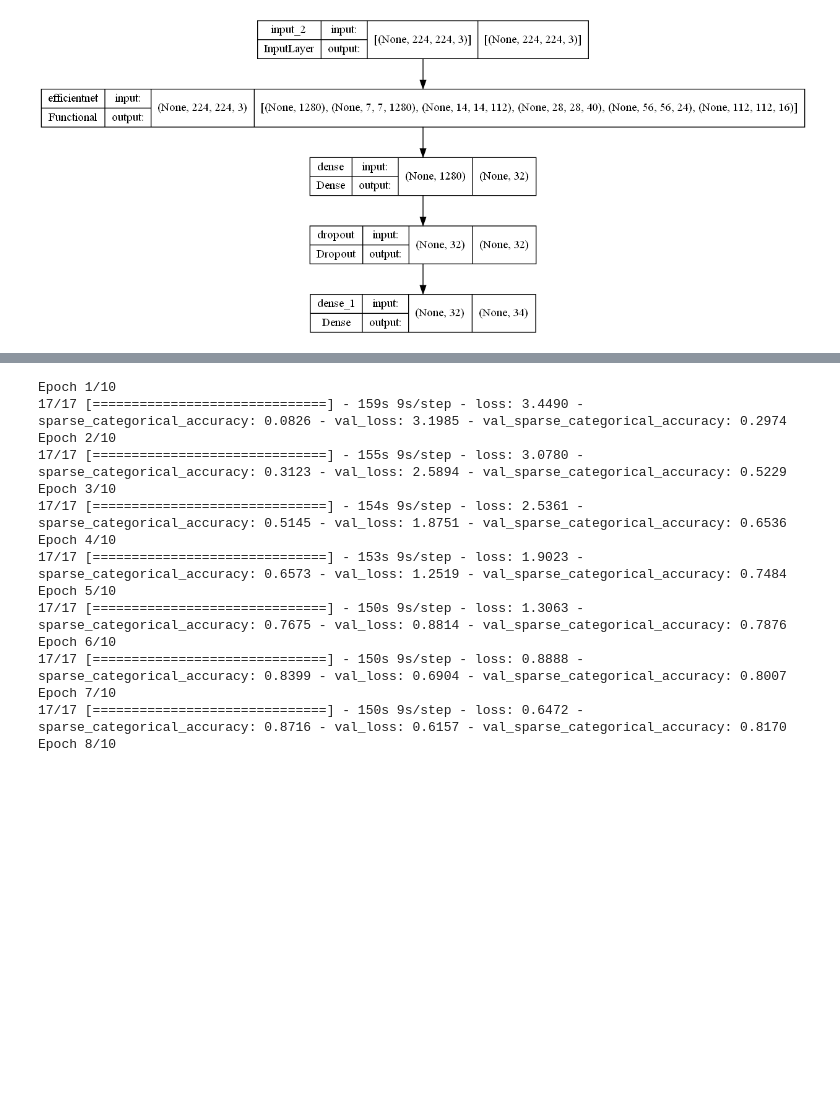
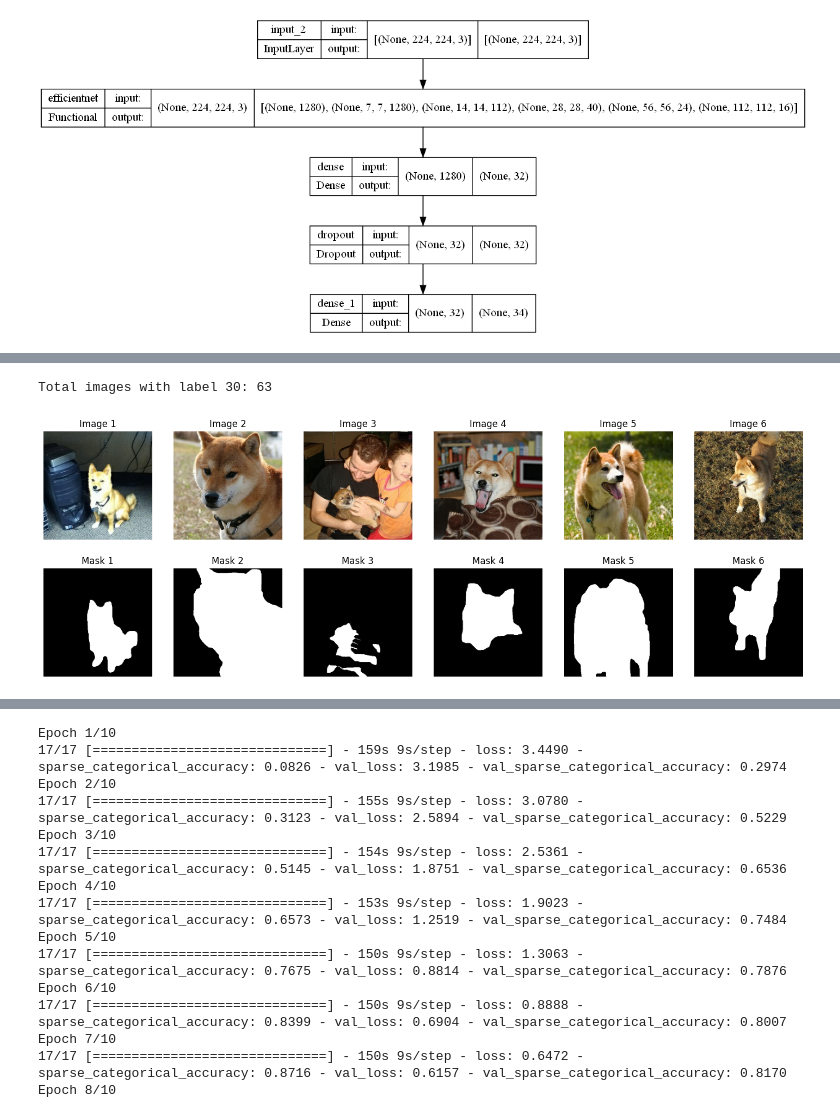
Before and after one commit to ancabenca/ds2-hw, a Jupyter notebook: Assigment2/DS_2_2024_HW2_template_cisty.ipynb, the cells around one changed output, grey strips where cells are left out. Drawn from its saved outputs; the diff is of its cells as text; code cells hidden in the pictures; blank space fills up the shorter version.

```diff
--- a/Assigment2/DS_2_2024_HW2_template_cisty.ipynb
+++ b/Assigment2/DS_2_2024_HW2_template_cisty.ipynb
@@ -166,0 +198,25 @@ model.compile(optimizer=tf.keras.optimizers.Adam(),
+# %%
+breed = 30
+num_images = 6
+
+total_images = train_plt.filter(lambda image, label, mask: label == breed).reduce(0, lambda x, _: x + 1)
+filtered_dataset = train_plt.filter(lambda image, label, mask: label == breed).take(num_images)
+
+# Create subplots for each image
+fig, axs = plt.subplots(2, num_images, figsize=(3*num_images, num_images))
+
+for i, (image, label, mask) in enumerate(filtered_dataset):
+    axs[0, i].imshow(image.numpy())
+    axs[0, i].axis('off')
+    axs[0, i].set_title(f"Image {i+1}")
+
+    axs[1, i].imshow(mask.numpy(), cmap='gray')  # Assuming mask is grayscale
+    axs[1, i].axis('off')
+    axs[1, i].set_title(f"Mask {i+1}")
+
+print(f"Total images in train with label {breed}: {total_images}")
+
+plt.show()
+# %% [output]
+Total images with label 30: 63
+[figure, added]
```
Also changed, not shown: parts of 7 cells of this notebook, 1 other file.
